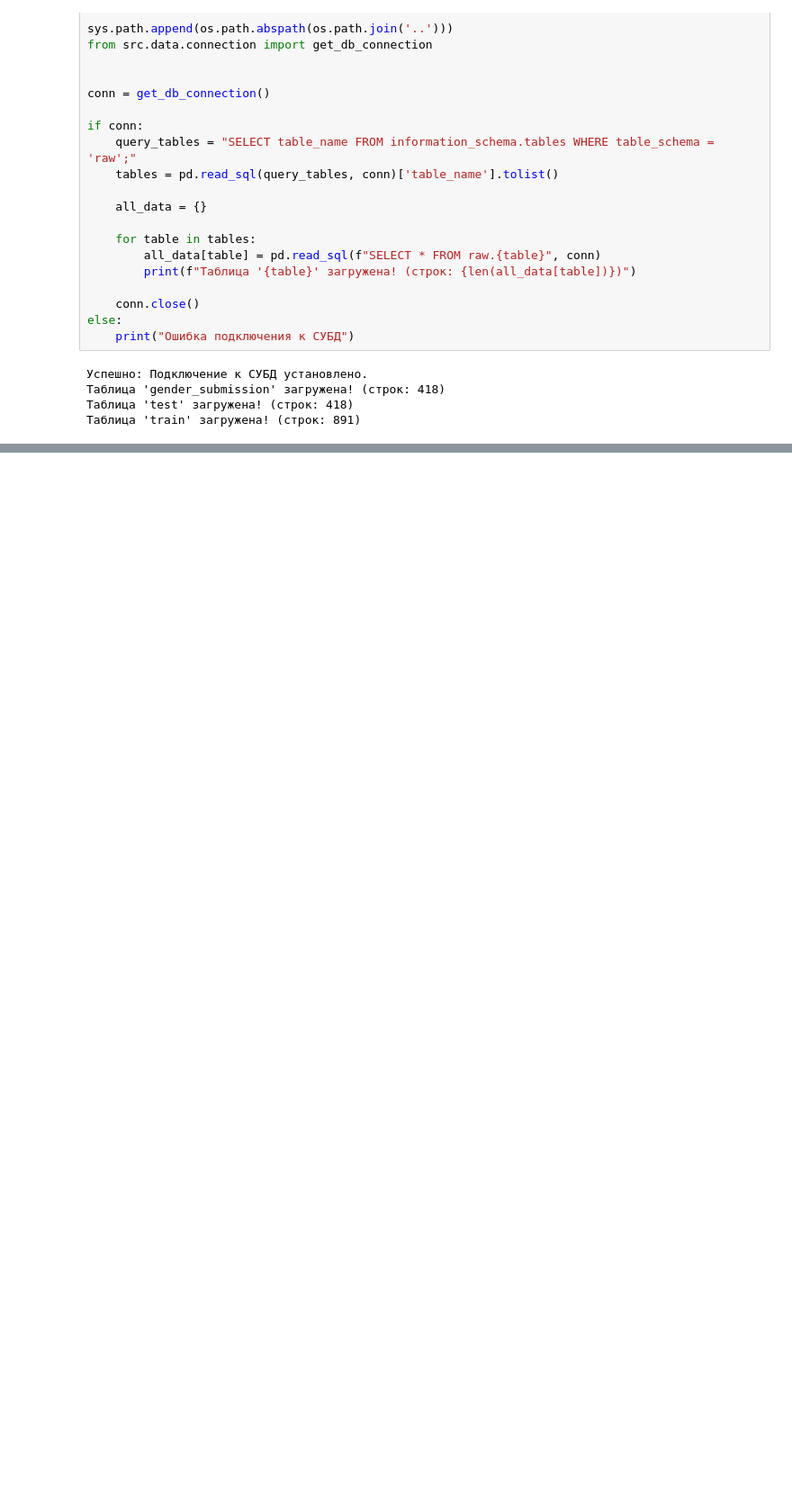
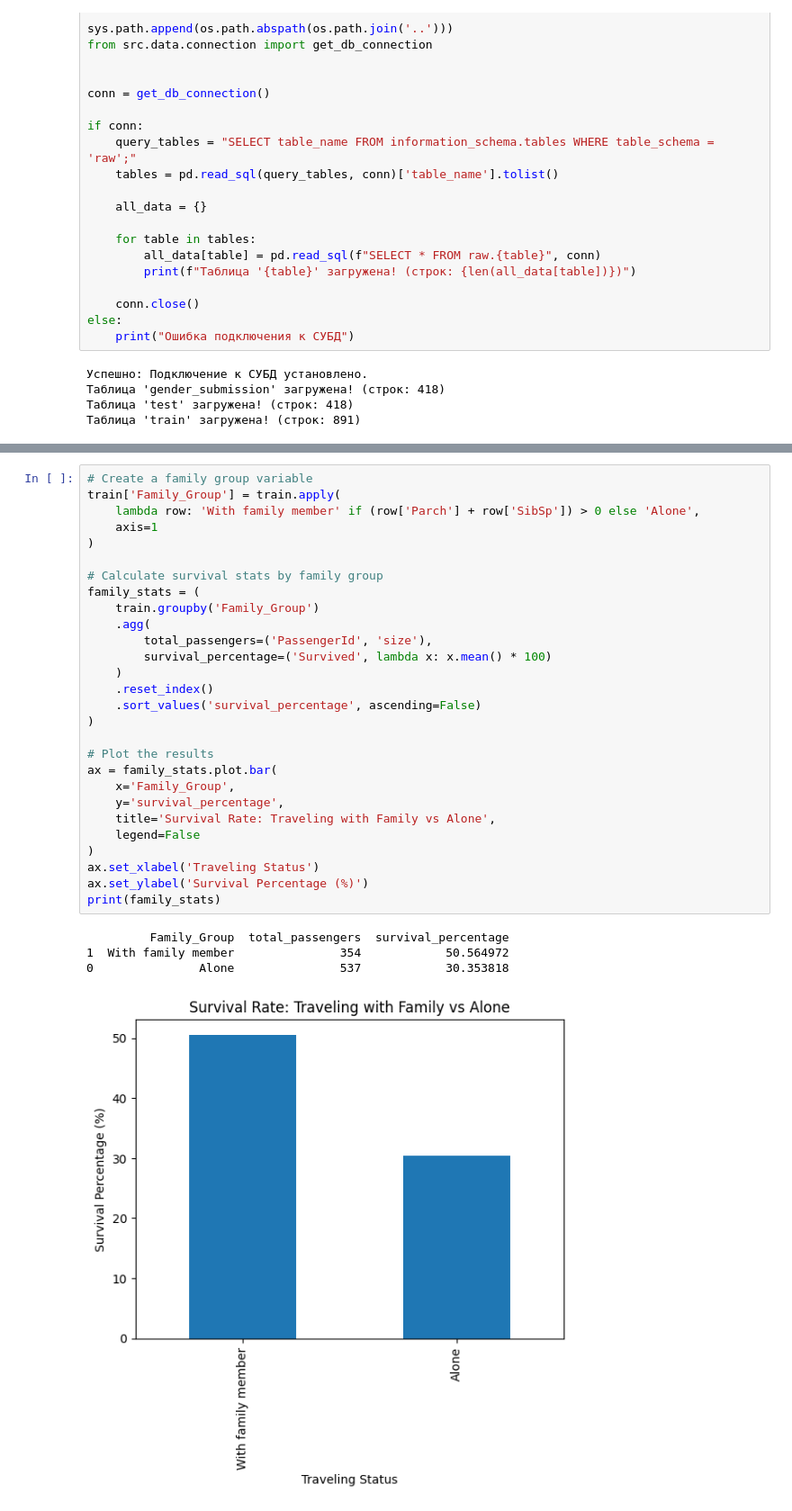
Before and after one commit to aizaszt/Titanic, a Jupyter notebook: notebooks/EDA.ipynb, the cells around one changed output, grey strips where cells are left out. Shown at 90% size. Saved outputs shown, nothing was run; the diff lists cells and outputs as text; blank space fills up the shorter version.

```diff
--- a/notebooks/EDA.ipynb
+++ b/notebooks/EDA.ipynb
@@ -30,0 +83,33 @@ else:
+# %%
+# Create a family group variable
+train['Family_Group'] = train.apply(
+	lambda row: 'With family member' if (row['Parch'] + row['SibSp']) > 0 else 'Alone',
+	axis=1
+)
+
+# Calculate survival stats by family group
+family_stats = (
+	train.groupby('Family_Group')
+	.agg(
+		total_passengers=('PassengerId', 'size'),
+		survival_percentage=('Survived', lambda x: x.mean() * 100)
+	)
+	.reset_index()
+	.sort_values('survival_percentage', ascending=False)
+)
+
+# Plot the results
+ax = family_stats.plot.bar(
+	x='Family_Group',
+	y='survival_percentage',
+	title='Survival Rate: Traveling with Family vs Alone',
+	legend=False
+)
+ax.set_xlabel('Traveling Status')
+ax.set_ylabel('Survival Percentage (%)')
+print(family_stats)
+# %% [output]
+         Family_Group  total_passengers  survival_percentage
+1  With family member               354            50.564972
+0               Alone               537            30.353818
+[figure, added]
```
Also changed, not shown: parts of 8 cells of this notebook, 1 other file.
